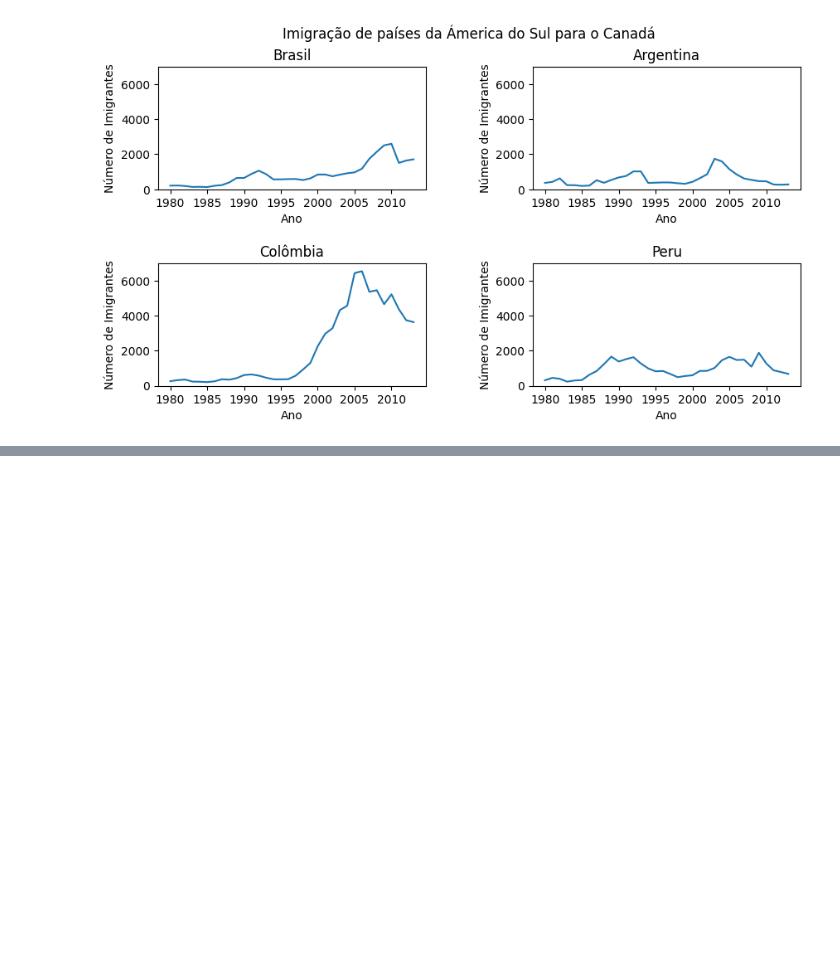
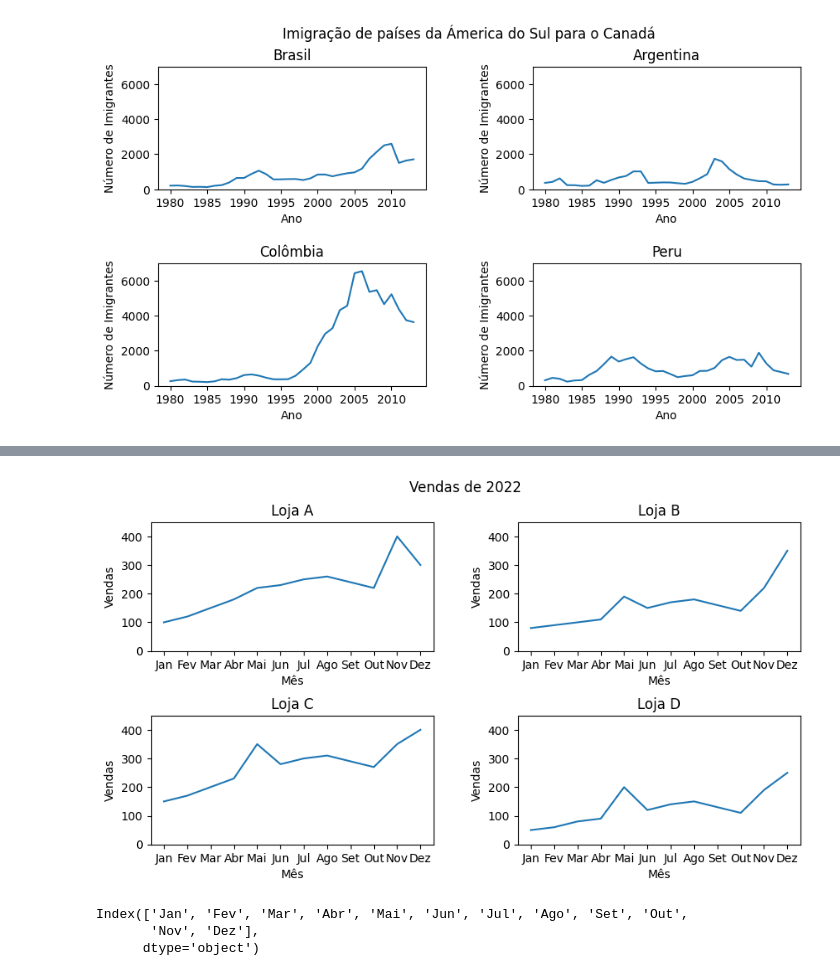
Before and after one commit to joaopfs97/data_science_exploring_data, a Jupyter notebook: data_visualization.ipynb, the cells around one changed output, grey strips where cells are left out. Cells and saved outputs as stored; diff of their text form; code cells hidden in the pictures; blank space fills up the shorter version.

```diff
--- a/data_visualization.ipynb
+++ b/data_visualization.ipynb
@@ -116,0 +114,19 @@ Axes(0.547727,0.11;0.352273x0.77)
+# %%
+lojas = ['A', 'B', 'C', 'D']
+
+vendas_2022 = {'Jan': [100, 80, 150, 50],
+    'Fev': [120, 90, 170, 60],
+    'Mar': [150, 100, 200, 80],
+    'Abr': [180, 110, 230, 90],
+    'Mai': [220, 190, 350, 200],
+    'Jun': [230, 150, 280, 120],
+    'Jul': [250, 170, 300, 140],
+    'Ago': [260, 180, 310, 150],
+    'Set': [240, 160, 290, 130],
+    'Out': [220, 140, 270, 110],
+    'Nov': [400, 220, 350, 190],
+    'Dez': [300, 350, 400, 250]
+}
+# %%
+vendas = pd.DataFrame(data = vendas_2022,index=lojas)
+vendas
@@ -116,0 +139,29 @@ Axes(0.547727,0.11;0.352273x0.77)
+# %%
+fig, axis = plt.subplots(2,2, figsize = (10,5))
+fig.suptitle('Vendas de 2022')
+fig.subplots_adjust(hspace = 0.5, wspace = 0.3)
+axis[0,0].plot(vendas.columns.values,vendas.loc['A'])
+axis[0,0].set_title('Loja A')
+
+axis[0,1].plot(vendas.columns.values,vendas.loc['B'])
+axis[0,1].set_title('Loja B')
+
+axis[1,0].plot(vendas.columns.values,vendas.loc['C'])
+axis[1,0].set_title('Loja C')
+
+axis[1,1].plot(vendas.columns.values,vendas.loc['D'])
+axis[1,1].set_title('Loja D')
+
+for axi in axis.flat:
+  axi.set_xlabel('Mês')
+  axi.set_ylabel('Vendas')
+  axi.set_ylim(0,450)
+plt.show()
+# %% [output]
+[figure, added]
+# %%
+vendas.columns
+# %% [output]
+Index(['Jan', 'Fev', 'Mar', 'Abr', 'Mai', 'Jun', 'Jul', 'Ago', 'Set', 'Out',
+       'Nov', 'Dez'],
+      dtype='object')
```
Also changed, not shown: parts of 3 cells of this notebook.
